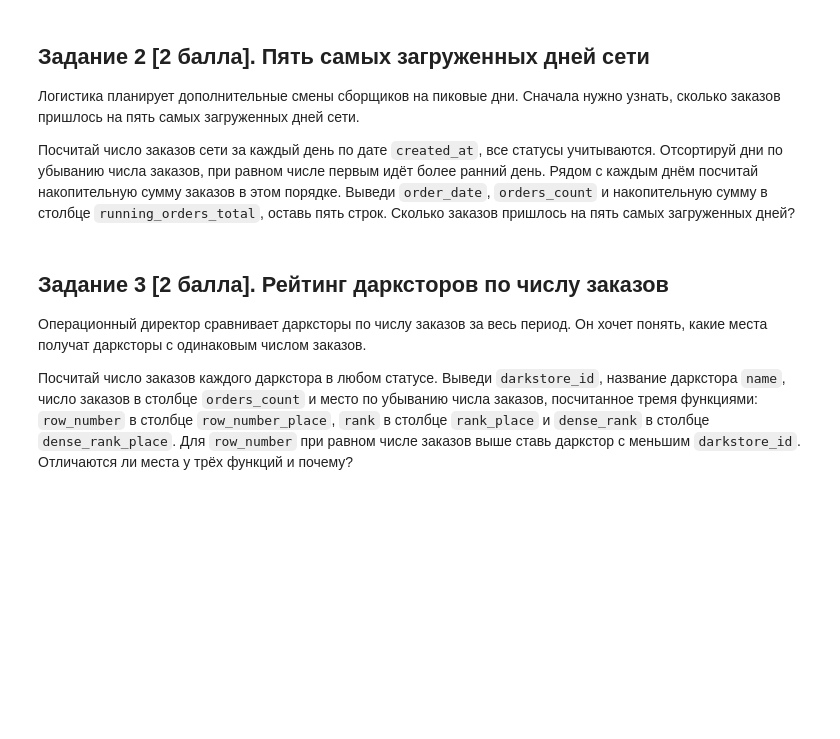
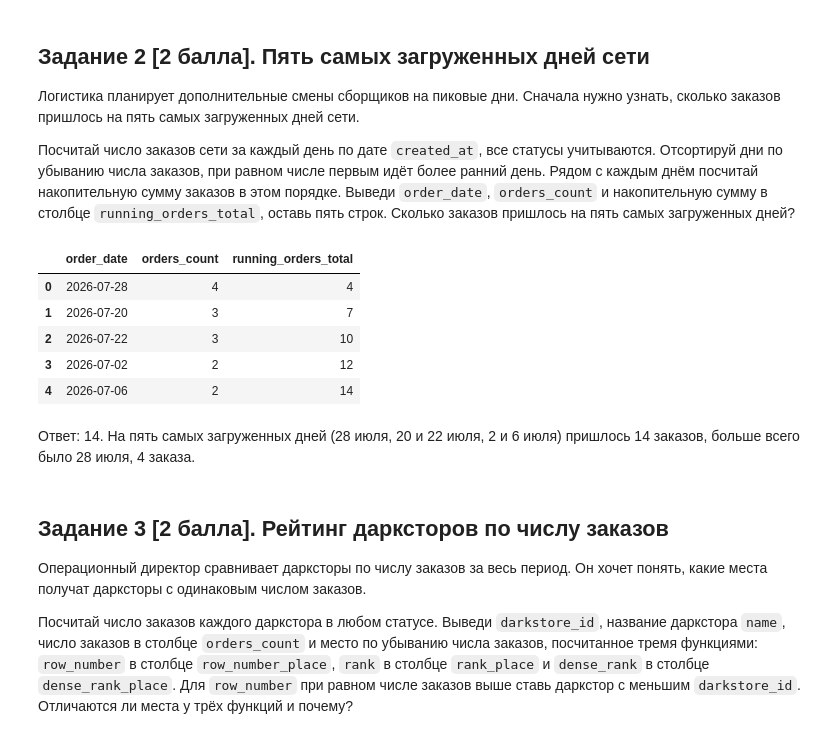
Before and after one commit to pxc1984/competitive-py, a Jupyter notebook: db/БД_ДЗ_7.ipynb, the cells around one changed output. Saved outputs shown, nothing was run; the diff lists cells and outputs as text; code cells hidden in the pictures; blank space fills up the shorter version.

```diff
--- a/db/БД_ДЗ_7.ipynb
+++ b/db/БД_ДЗ_7.ipynb
@@ -113,3 +130,27 @@ execute_sql(query)
+# %%
+# Ответ:
+query = """
+with daily as (select created_at::date as order_date, count(*) as orders_count
+               from orders
+               group by created_at::date)
+select order_date,
+       orders_count,
+       sum(orders_count) over (order by orders_count desc, order_date
+           rows between unbounded preceding and current row) as running_orders_total
+from daily
+order by orders_count desc, order_date
+limit 5;
+"""
+execute_sql(query)
+# %% [output]
+|  | order_date | orders_count | running_orders_total |
+| 0 | 2026-07-28 | 4 | 4 |
+| 1 | 2026-07-20 | 3 | 7 |
+| 2 | 2026-07-22 | 3 | 10 |
+| 3 | 2026-07-02 | 2 | 12 |
+| 4 | 2026-07-06 | 2 | 14 |
+# %% [markdown]
+Ответ: 14. На пять самых загруженных дней (28 июля, 20 и 22 июля, 2 и 6 июля) пришлось 14 заказов, больше всего было 28 июля, 4 заказа.
 # %% [markdown]
 ## **Задание 3 [2 балла]. Рейтинг дарксторов по числу заказов**
 
```
Also changed, not shown: parts of 16 cells of this notebook.
